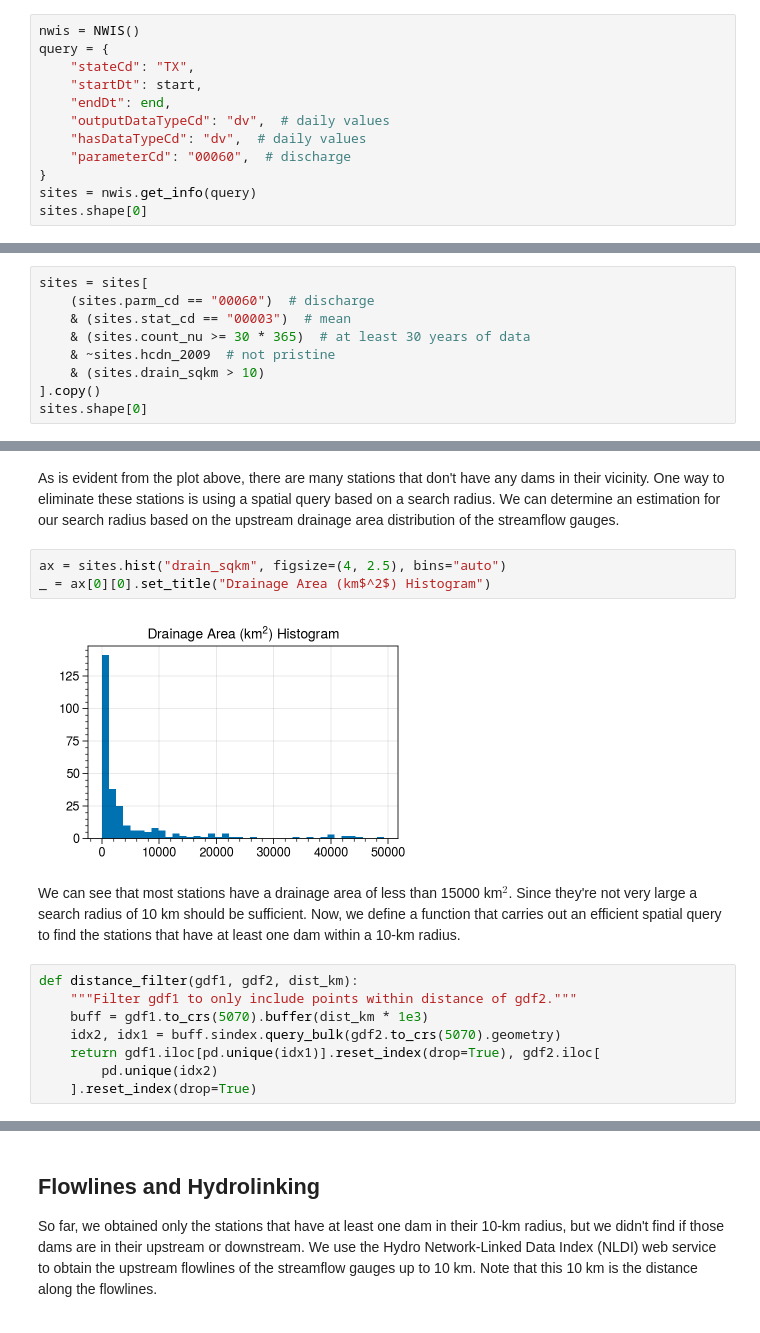
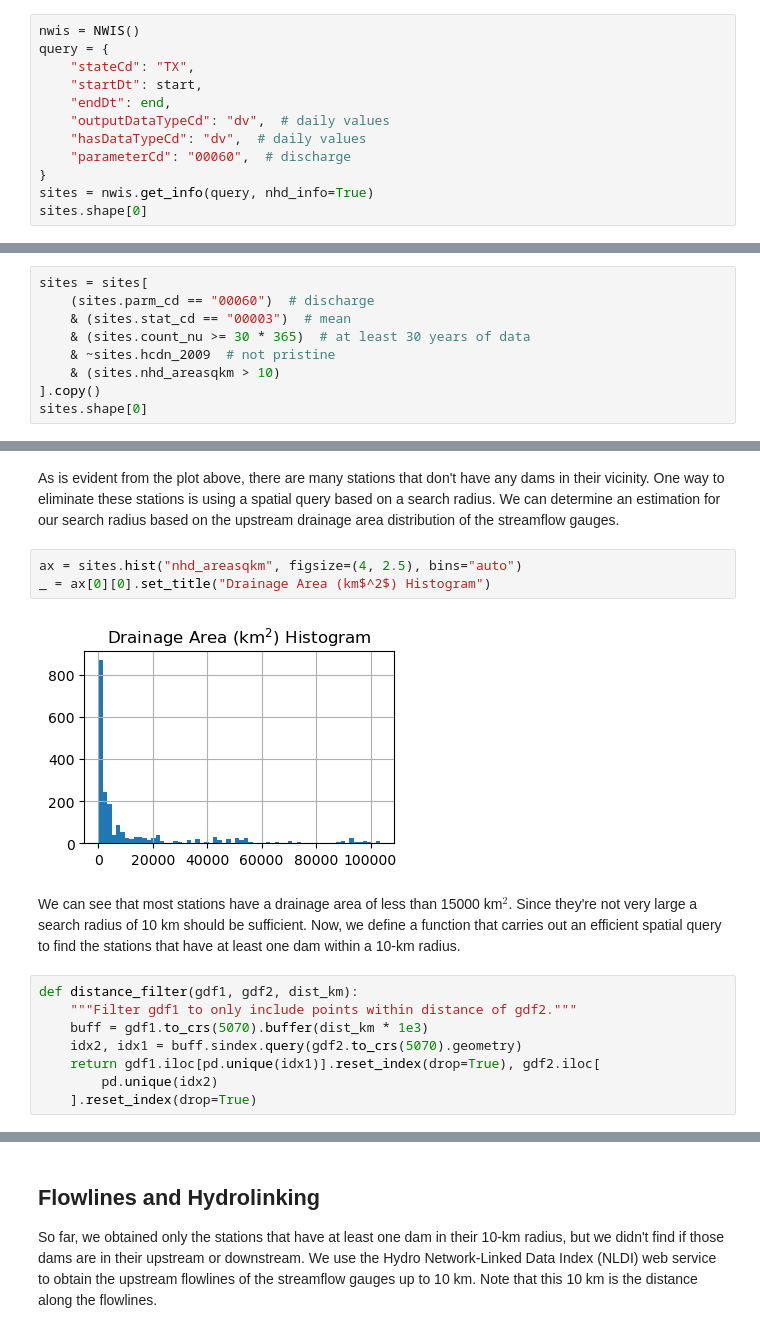
Before and after one commit to mhweber/ICRW8_Geospatial_Workshop, a Jupyter notebook: Dam_Impact.ipynb, the cells around one changed output, grey strips where cells are left out. Saved outputs shown, nothing was run; the diff lists cells and outputs as text.

```diff
--- a/Dam_Impact.ipynb
+++ b/Dam_Impact.ipynb
@@ -53,5 +82,5 @@ query = {
     "hasDataTypeCd": "dv",  # daily values
     "parameterCd": "00060",  # discharge
 }
-sites = nwis.get_info(query)
+sites = nwis.get_info(query, nhd_info=True)
 sites.shape[0]
@@ -85,7 +102,7 @@ sites = sites[
     & (sites.stat_cd == "00003")  # mean
     & (sites.count_nu >= 30 * 365)  # at least 30 years of data
     & ~sites.hcdn_2009  # not pristine
-    & (sites.drain_sqkm > 10)
+    & (sites.nhd_areasqkm > 10)
 ].copy()
 sites.shape[0]
 # %% [output]
@@ -144,17 +169,17 @@ ax.set_axis_off()
 # %% [markdown]
 As is evident from the plot above, there are many stations that don't have any dams in their vicinity. One way to eliminate these stations is using a spatial query based on a search radius. We can determine an estimation for our search radius based on the upstream drainage area distribution of the streamflow gauges.
 # %%
-ax = sites.hist("drain_sqkm", figsize=(4, 2.5), bins="auto")
+ax = sites.hist("nhd_areasqkm", figsize=(4, 2.5), bins="auto")
 _ = ax[0][0].set_title("Drainage Area (km$^2$) Histogram")
 # %% [output]
-[figure, old version]
+[figure, new version]
 # %% [markdown]
 We can see that most stations have a drainage area of less than 15000 km$^2$. Since they're not very large a search radius of 10 km should be sufficient. Now, we define a function that carries out an efficient spatial query to find the stations that have at least one dam within a 10-km radius.
 # %%
 def distance_filter(gdf1, gdf2, dist_km):
     """Filter gdf1 to only include points within distance of gdf2."""
     buff = gdf1.to_crs(5070).buffer(dist_km * 1e3)
-    idx2, idx1 = buff.sindex.query_bulk(gdf2.to_crs(5070).geometry)
+    idx2, idx1 = buff.sindex.query(gdf2.to_crs(5070).geometry)
     return gdf1.iloc[pd.unique(idx1)].reset_index(drop=True), gdf2.iloc[
         pd.unique(idx2)
     ].reset_index(drop=True)
```
Also changed, not shown: parts of 43 cells of this notebook.
